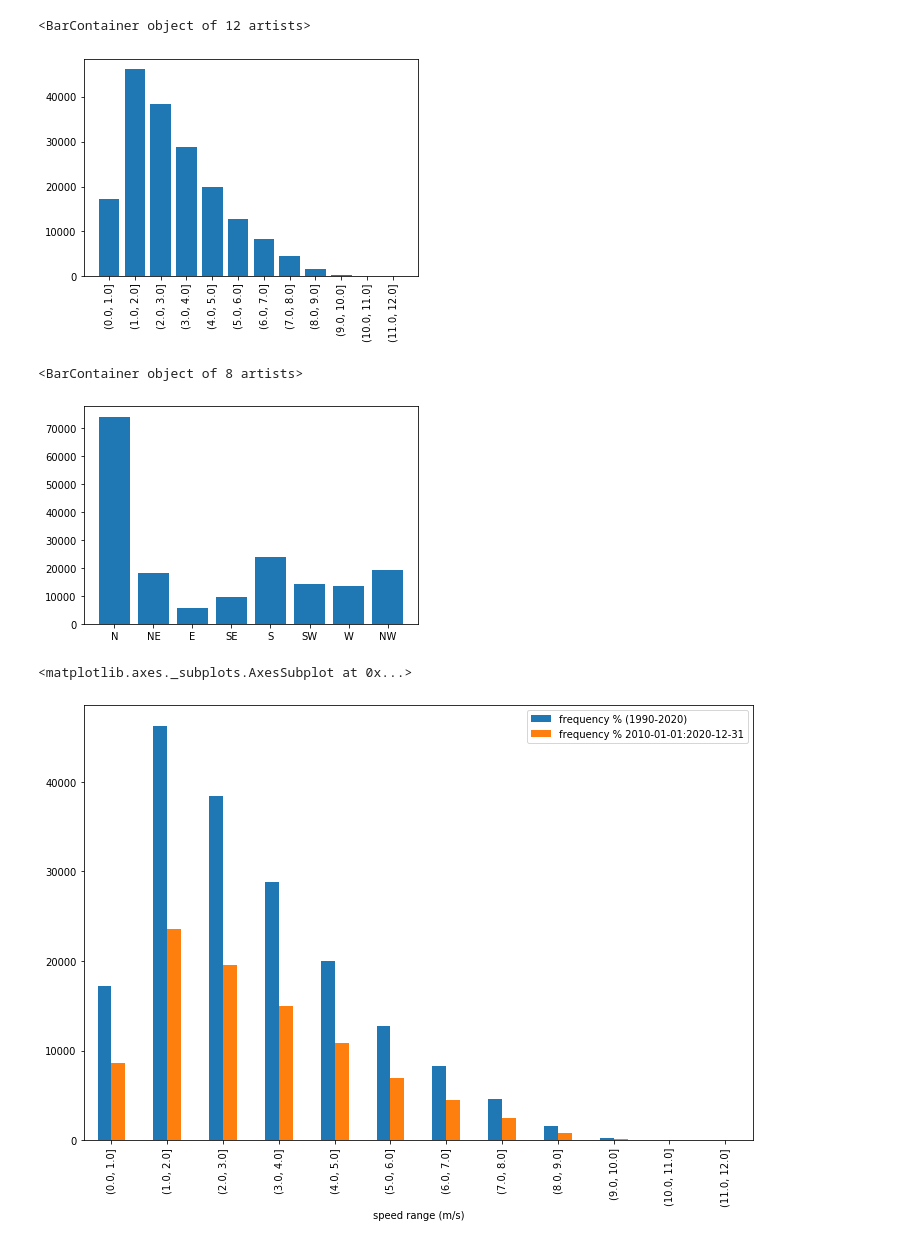
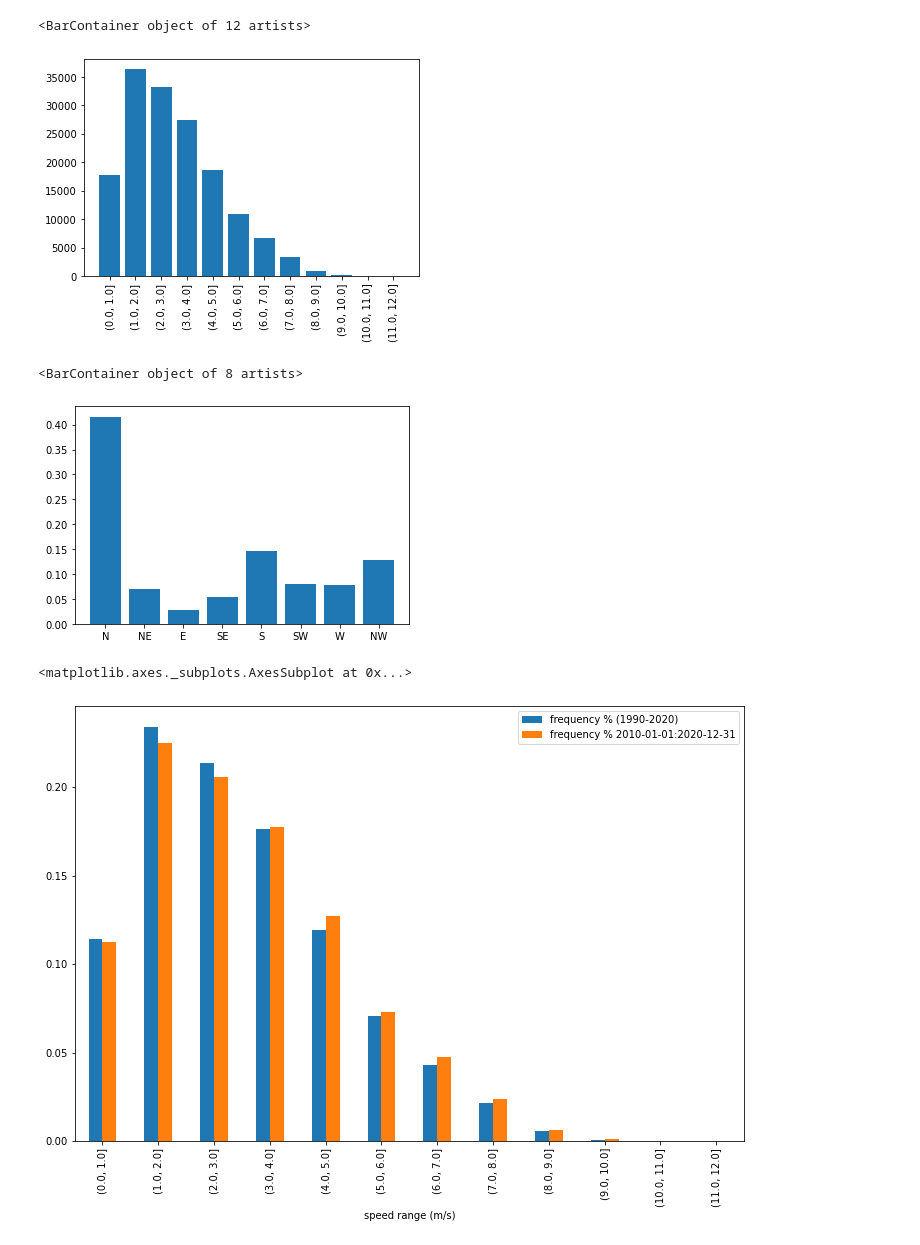
Before and after one commit to stelagirt/perifereia, a Jupyter notebook: vravrona_netcdf_stats_2.ipynb, the cells around one changed output. Drawn from its saved outputs; the diff is of its cells as text; code cells hidden in the pictures.

```diff
--- a/vravrona_netcdf_stats_2.ipynb
+++ b/vravrona_netcdf_stats_2.ipynb
@@ -54,2 +32,0 @@ def wind_direction_disc(azim):
-# %%
-ds = xr.load_dataset('/mnt/storageapplications/data/PERIFEREIA_Attikis/Fire/P2_Lavreotiki/Wind/Input/era5/p2_1979_1983.grib')
@@ -95,6 +33,4 @@ Attributes:
-# %%
-ds['speed'] = np.sqrt(ds.u10**2+ds.v10**2)
-ds['wind_dir'] = 180 + (180 / math.pi) * np.arctan2(ds.u10, ds.v10)
-ds['wind_dir_cat'] = xr.apply_ufunc(wind_direction_disc, ds['wind_dir'],dask = 'allowed')
+# %%
+ds = xr.load_dataset("/home/aapostolakis/Documents/preprocess/1990_2020_speed_dir.nc")
 # %%
 dscell = ds.sel(latitude=slice(37.95,37.85), longitude=slice(23.85, 23.95))
@@ -104,24 +60,24 @@ plt.xticks(rotation=90)
 plt.bar(lab,speeds)
 # %% [output]
 <BarContainer object of 12 artists>
-[figure, old version]
+[figure, new version]
 # %%
-directions,dircounts = directionstats(dscell, percent=False)
+directions,dircounts = directionstats(dscell, percent=True)
 plt.bar(directions,dircounts)
 # %% [output]
 <BarContainer object of 8 artists>
-[figure, old version]
+[figure, new version]
 # %%
 start="2010-01-01"
 end="2020-12-31"
 dstimerange=dscell.sel(time=slice(start, end))
 # %%
-lab1, speeds1 = speedstats(dscell, percent=False)
-lab2, speeds2 = speedstats(dstimerange, percent=False)
+lab1, speeds1 = speedstats(dscell, percent=True)
+lab2, speeds2 = speedstats(dstimerange, percent=True)
 speeds2 = np.append(speeds2, np.zeros(len(speeds1)-len(speeds2), dtype=np.int8))
 dfplt=pd.DataFrame({"speed range (m/s)":lab1, "frequency % (1990-2020)":speeds1, "frequency %% %s:%s"%(start,end):speeds2})
 dfplt.plot.bar(x='speed range (m/s)',  figsize=(12,8), logy=False)
 # %% [output]
 <matplotlib.axes._subplots.AxesSubplot at 0x...>
-[figure, old version]
+[figure, new version]
 # %%
```
Also changed, not shown: parts of 34 cells of this notebook, 4 other files.
